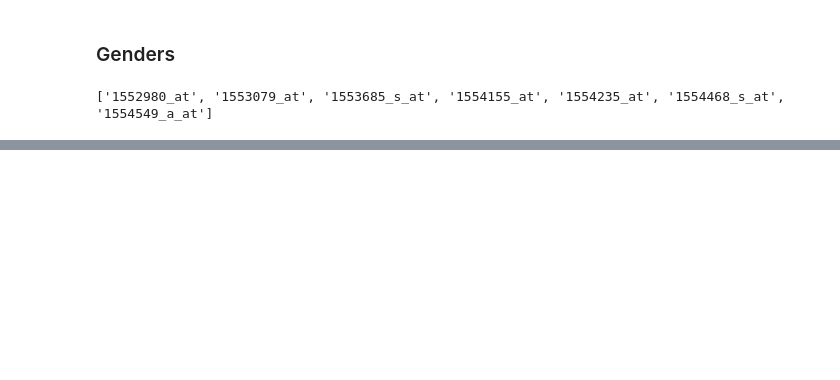
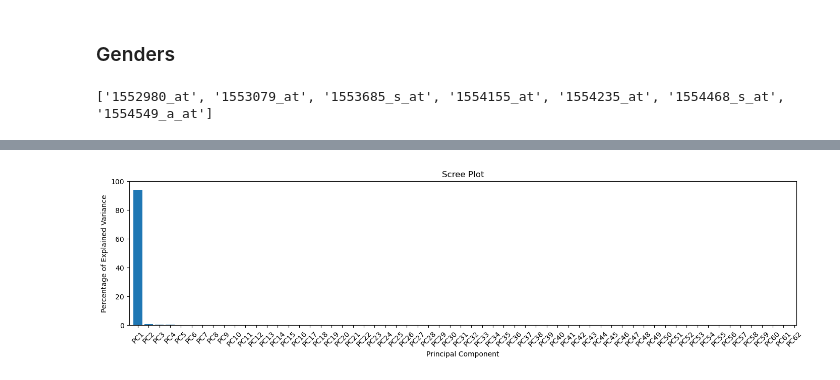
Before and after one commit to chira-ploy/CRC-DataViz-EDA, a Jupyter notebook: MergeData_Analysis.ipynb, the cells around one changed output, grey strips where cells are left out. Saved outputs shown, nothing was run; the diff lists cells and outputs as text; code cells hidden in the pictures; blank space fills up the shorter version.

```diff
--- a/MergeData_Analysis.ipynb
+++ b/MergeData_Analysis.ipynb
@@ -262,0 +319,3 @@ print (significant_genes)
+# %%
+df_GeneEx_plot = transposed_df_merge_working.iloc[9:,:]
+df_GeneEx_plot
@@ -262,0 +336,4 @@ print (significant_genes)
+# %%
+#scaling the data before performing PCA
+scaled_data = preprocessing.scale(df_GeneEx_plot)
+scaled_data.shape
@@ -262,0 +342,4 @@ print (significant_genes)
+# %%
+pca = PCA()
+pca_data = pca.fit_transform(scaled_data)
+pca_data.shape
@@ -262,0 +348,3 @@ print (significant_genes)
+# %%
+per_var = np.round(pca.explained_variance_ratio_*100, decimals=1)
+labels = ['PC' + str(x) for x in range(1, len(per_var)+1)]
@@ -262,0 +368,14 @@ print (significant_genes)
+# %%
+plt.figure(figsize=(14,4))
+plt.bar(x=range(1, len(per_var)+1), height=per_var, tick_label=labels)
+plt.ylabel('Percentage of Explained Variance')
+plt.xlabel('Principal Component')
+plt.title('Scree Plot')
+plt.xticks(rotation=45)
+plt.tight_layout()
+plt.ylim(0,100)
+# Set x-axis limits to start slightly before the first tick
+plt.xlim(0.2, len(per_var) + 0.2)
+plt.show()
+# %% [output]
+[figure, added]
```
Also changed, not shown: parts of 34 cells of this notebook.
